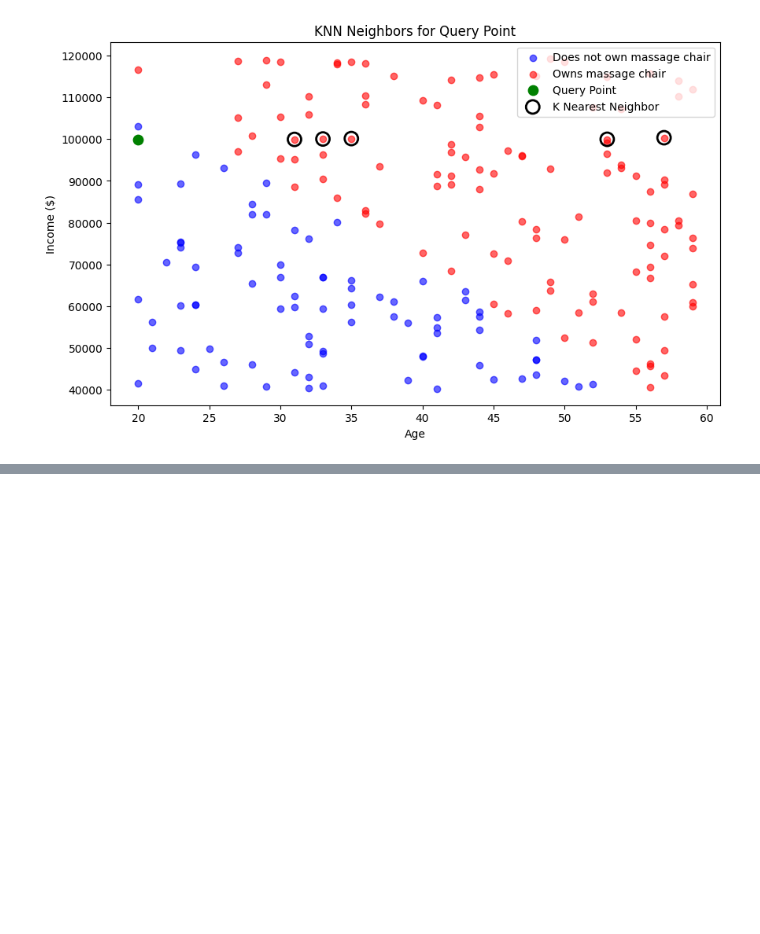
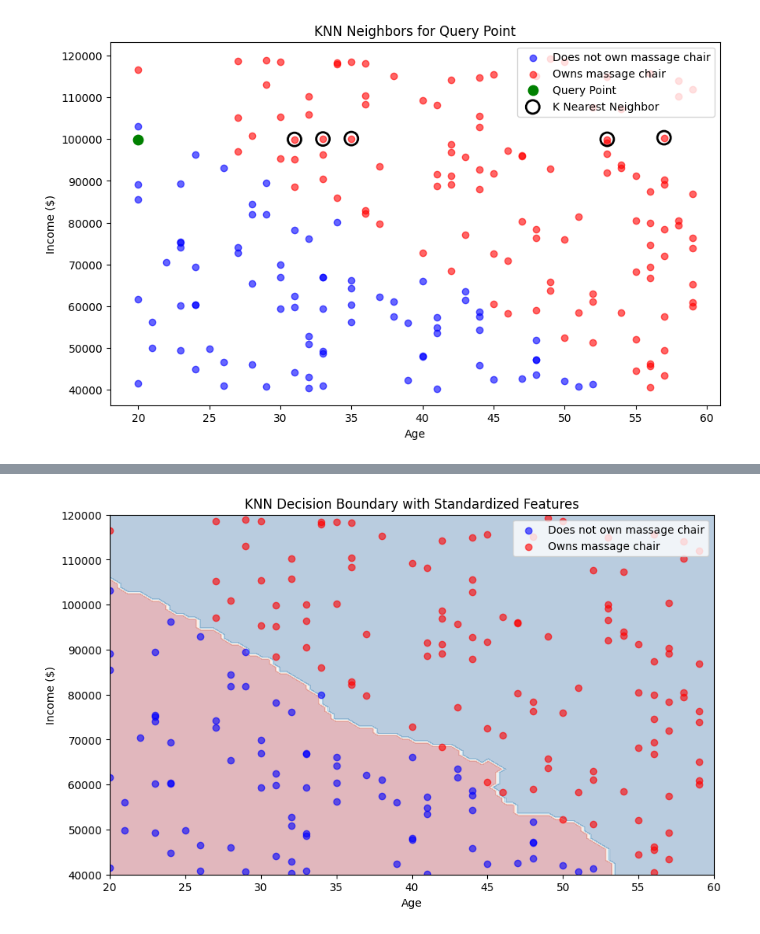
Before and after one commit to TarikAbouzied/ml-learning, a Jupyter notebook: knn_feature_scaling.ipynb, the cells around one changed output, grey strips where cells are left out. Saved outputs shown, nothing was run; the diff lists cells and outputs as text; code cells hidden in the pictures; blank space fills up the shorter version.

```diff
--- a/knn_feature_scaling.ipynb
+++ b/knn_feature_scaling.ipynb
@@ -86,0 +134,16 @@ Predicted label for query point Age=20 Income=99,900: Owns Massage Chair
+# %%
+# Plot decision boundary with scaled features
+grid_points_std = (grid_points - x_train_mean) / x_train_stddev
+Z, _ = knn_classify(x_train_std, y_train, grid_points_std, k)
+Z = Z.reshape(xx.shape)
+plt.figure(figsize=(10, 6))
+plt.contourf(xx, yy, Z, alpha=0.3, cmap=plt.cm.RdBu)
+plt.scatter(age[~owns_massage_chair], income[~owns_massage_chair], color='blue', label='Does not own massage chair', alpha=0.6)
+plt.scatter(age[owns_massage_chair], income[owns_massage_chair], color='red', label='Owns massage chair', alpha=0.6)
+plt.title('KNN Decision Boundary with Standardized Features')
+plt.xlabel('Age')
+plt.ylabel('Income ($)')
+plt.legend(loc='upper right')
+plt.show()
+# %% [output]
+[figure, added]
```
Also changed, not shown: parts of 4 cells of this notebook.
